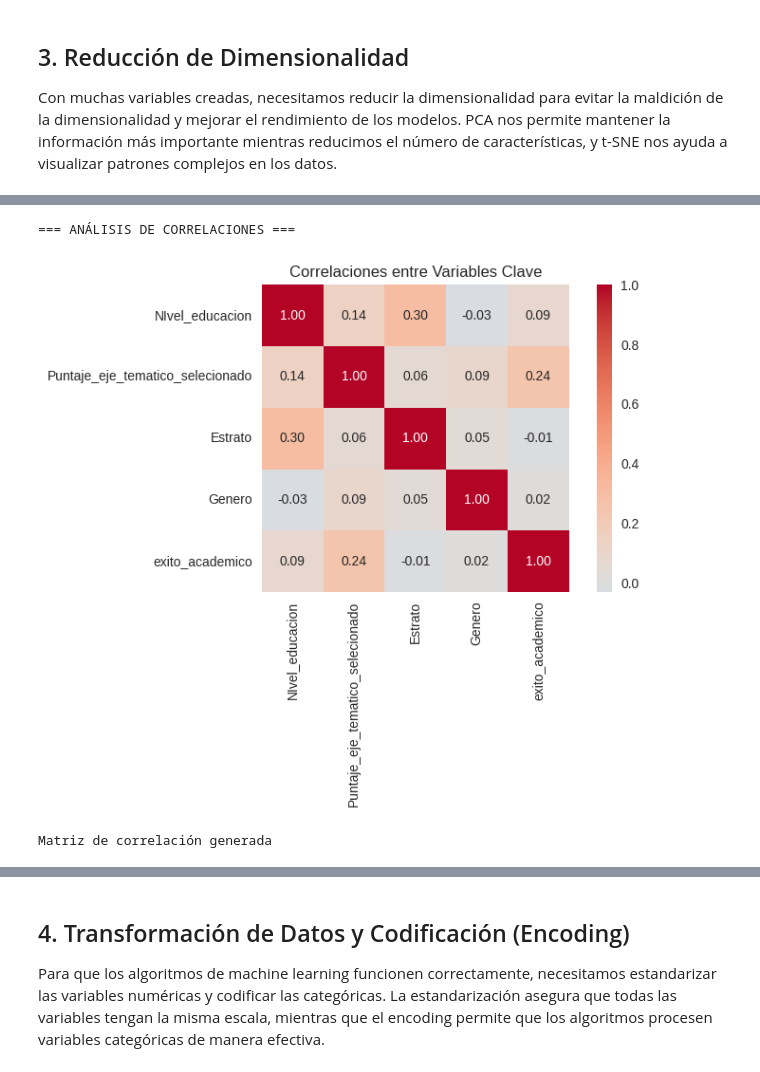
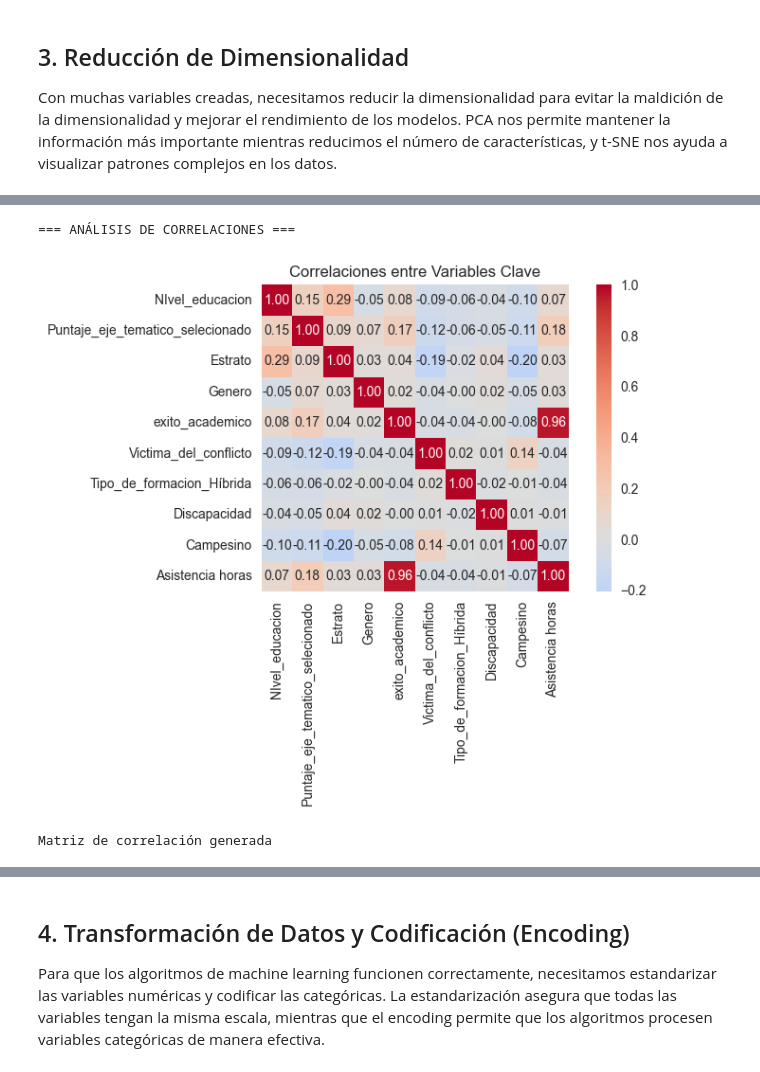
Before and after one commit to Davidp1905/Proyecto_Machine_Learning, a Jupyter notebook: preprocesamiento_datos.ipynb, the cells around one changed output, grey strips where cells are left out. Drawn from its saved outputs; the diff is of its cells as text; code cells hidden in the pictures.

```diff
--- a/preprocesamiento_datos.ipynb
+++ b/preprocesamiento_datos.ipynb
@@ -45,5 +45,9 @@ print(f"\nVerificación de calidad:")
 print(f"   - Valores faltantes totales: {df_cleaning.isnull().sum().sum()}")
 print(f"   - Variables numéricas: {df_cleaning.select_dtypes(include=[np.number]).shape[1]}")
 print(f"   - Variables categóricas: {df_cleaning.select_dtypes(include=['object']).shape[1]}")
+
+
+df_cleaning.drop('Matriculado (SI o NO)', axis=1, inplace=True)
+df_cleaning.drop('Disponibilidad_Equipo', axis=1, inplace=True)
 # %% [output]
 === CARGANDO DATOS LIMPIOS DE data_preparation.ipynb ===
@@ -138,3 +141,7 @@ Dataset inicial para feature engineering: (3110, 45)
 === CREANDO CARACTERÍSTICAS DERIVADAS ===
 Promedio de líneas temáticas creado
 Promedio de áreas de competencia creado
+# %%
+print("Promedio de género:",  df_fe['Genero'].mean())
+promedio = df_fe['Genero'].mean()
+df_fe['Genero'] = df_fe['Genero'].fillna(promedio)
@@ -140,0 +150,8 @@ Promedio de áreas de competencia creado
+# %%
+# Variable de éxito académico (variable objetivo)
+print("\n=== CREANDO VARIABLE OBJETIVO ===")
+
+# Variable binaria de éxito (FORMADO = 1, otros = 0)
+df_fe = df_fe.rename(columns={
+    'estado_formado': 'exito_academico'
+})
@@ -141,13 +160,5 @@ Promedio de áreas de competencia creado
 # %%
-# Variable de éxito académico (variable objetivo)
-print("\n=== CREANDO VARIABLE OBJETIVO ===")
 
-# Variable binaria de éxito (FORMADO = 1, otros = 0)
-if 'Estado (FORMADO, NO APROBADO, INACTIVO, EN FORMACION)' in df_fe.columns:
-    df_fe['exito_academico'] = (df_fe['Estado (FORMADO, NO APROBADO, INACTIVO, EN FORMACION)'] == 1).astype(int)
-    print(f"Variable 'exito_academico' creada")
-    print(f"   - Estudiantes con éxito: {df_fe['exito_academico'].sum()}")
-    print(f"   - Estudiantes sin éxito: {(df_fe['exito_academico'] == 0).sum()}")
 
 # Ratio de asistencia
 if 'Asistencia horas' in df_fe.columns and 'Total_horas posibles' in df_fe.columns:
@@ -219,27 +248,28 @@ plt.show()
 # %%
 # Análisis de correlaciones importante
 print("\n=== ANÁLISIS DE CORRELACIONES ===")
 
 # Calcular correlaciones de variables clave con éxito académico
 if 'exito_academico' in df_fe.columns:
     important_vars = ['NIvel_educacion', 'Puntaje_eje_tematico_selecionado',
-                     'Estrato', 'Genero', 'exito_academico']
+                     'Estrato', 'Genero', 'exito_academico', 'Victima_del_conflicto','Tipo_de_formacion_Híbrida',
+                     'Discapacidad','Campesino', 'Asistencia horas' ]
 
     # Filtrar variables que existen
     available_vars = [v for v in important_vars if v in df_fe.columns]
 
     if len(available_vars) > 2:
         corr_matrix = df_fe[available_vars].corr()
 
         plt.figure(figsize=(8, 6))
         sns.heatmap(corr_matrix, annot=True, cmap='coolwarm', center=0,
                    square=True, fmt='.2f')
         plt.title('Correlaciones entre Variables Clave')
         plt.tight_layout()
         plt.show()
 
         print("Matriz de correlación generada")
 # %% [output]
 === ANÁLISIS DE CORRELACIONES ===
-[figure, old version]
+[figure, new version]
 Matriz de correlación generada
```
Also changed, not shown: parts of 16 cells of this notebook, 3 other files.
